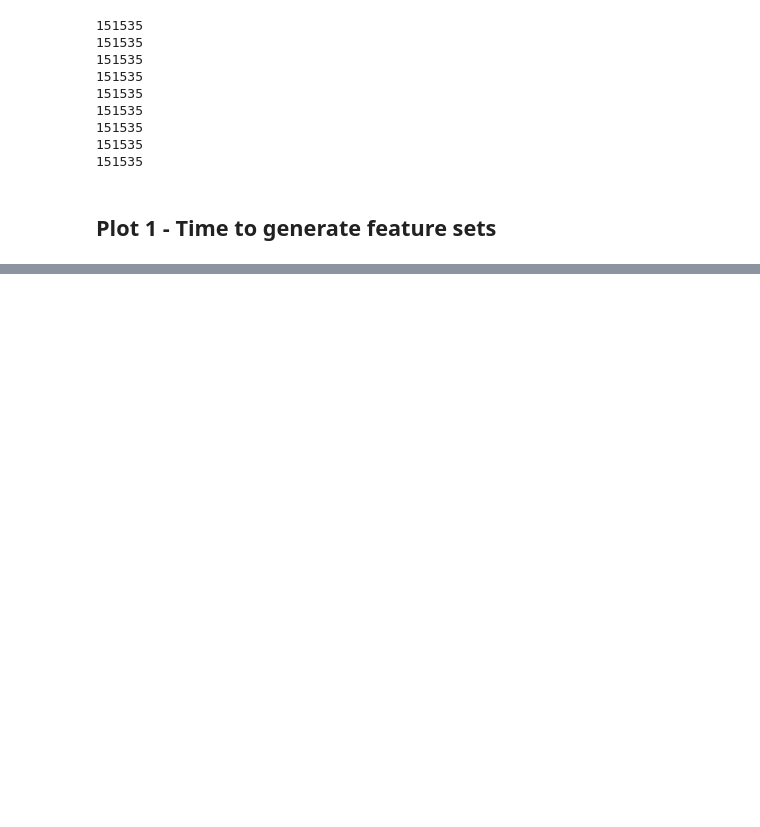
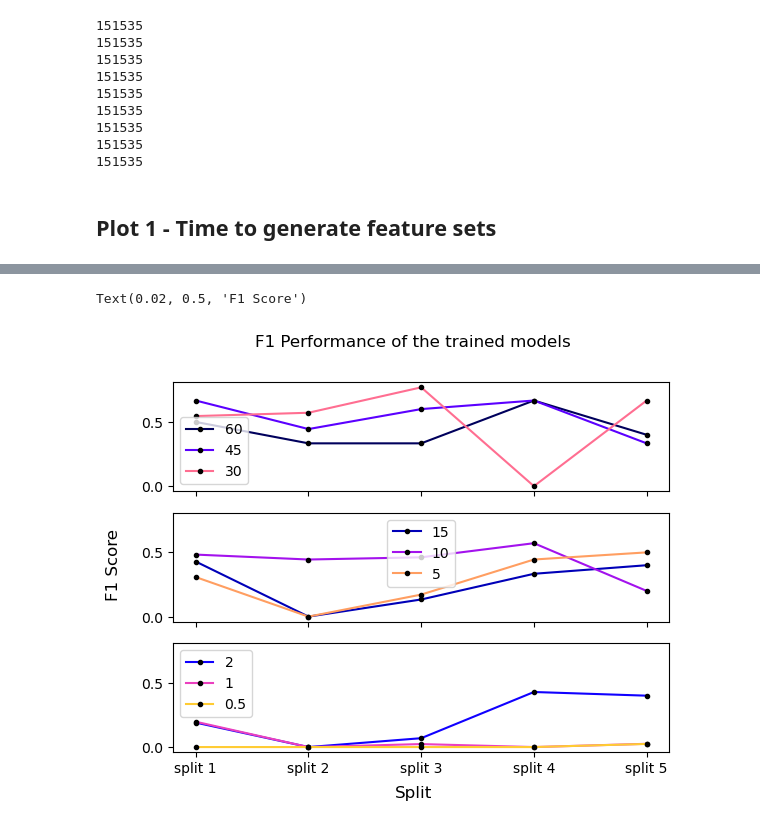
Before and after one commit to judebcampbell/ICSNetworkIDSBuilder, a Jupyter notebook: trainingSize.ipynb, the cells around one changed output, grey strips where cells are left out. Saved outputs shown, nothing was run; the diff lists cells and outputs as text; code cells hidden in the pictures; blank space fills up the shorter version.

```diff
--- a/trainingSize.ipynb
+++ b/trainingSize.ipynb
@@ -165,0 +283,30 @@ plt.show()
+# %%
+f1s = []
+for result in results:
+	f1s.append(result[0]['test_f1'])
+
+x =  [1, 2, 3, 4, 5]
+xLabels = ['split 1', 'split 2', 'split 3', 'split 4', 'split 5']
+
+fig, axs = plt.subplots(3, sharex=True, sharey=True)
+
+axs[0].plot(x, f1s[0], color=color1[1], ls='-', marker='.', markeredgecolor='k', markerfacecolor='k')
+axs[0].plot(x, f1s[1], color=color1[4], ls='-', marker='.', markeredgecolor='k', markerfacecolor='k')
+axs[0].plot(x, f1s[2], color=color1[7], ls='-', marker='.', markeredgecolor='k', markerfacecolor='k')
+axs[1].plot(x, f1s[3], color=color1[2], ls='-', marker='.', markeredgecolor='k', markerfacecolor='k')
+axs[1].plot(x, f1s[4], color=color1[5], ls='-', marker='.', markeredgecolor='k', markerfacecolor='k')
+axs[1].plot(x, f1s[5], color=color1[8], ls='-', marker='.', markeredgecolor='k', markerfacecolor='k')
+axs[2].plot(x, f1s[6], color=color1[3], ls='-', marker='.', markeredgecolor='k', markerfacecolor='k')
+axs[2].plot(x, f1s[7], color=color1[6], ls='-', marker='.', markeredgecolor='k', markerfacecolor='k')
+axs[2].plot(x, f1s[8], color=color1[9], ls='-', marker='.', markeredgecolor='k', markerfacecolor='k')
+axs[0].legend(size_times[:3])
+axs[1].legend(size_times[3:6])
+axs[2].legend(size_times[6:])
+plt.xticks(x, xLabels)
+
+fig.suptitle('F1 Performance of the trained models')
+fig.supxlabel("Split")
+fig.supylabel("F1 Score")
+# %% [output]
+Text(0.02, 0.5, 'F1 Score')
+[figure, added]
```
Also changed, not shown: parts of 37 cells of this notebook, 8 other files.
